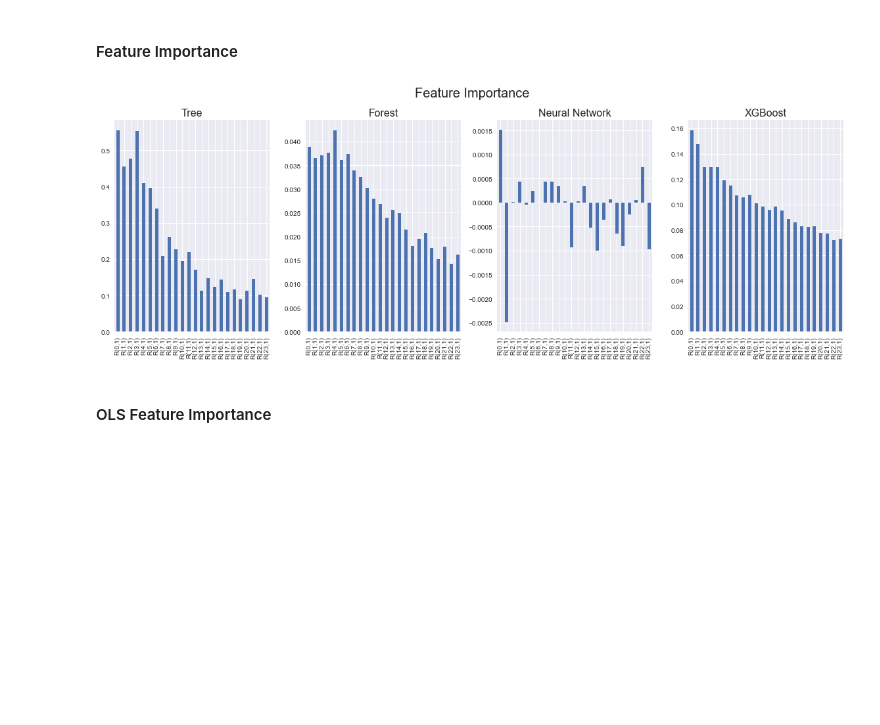
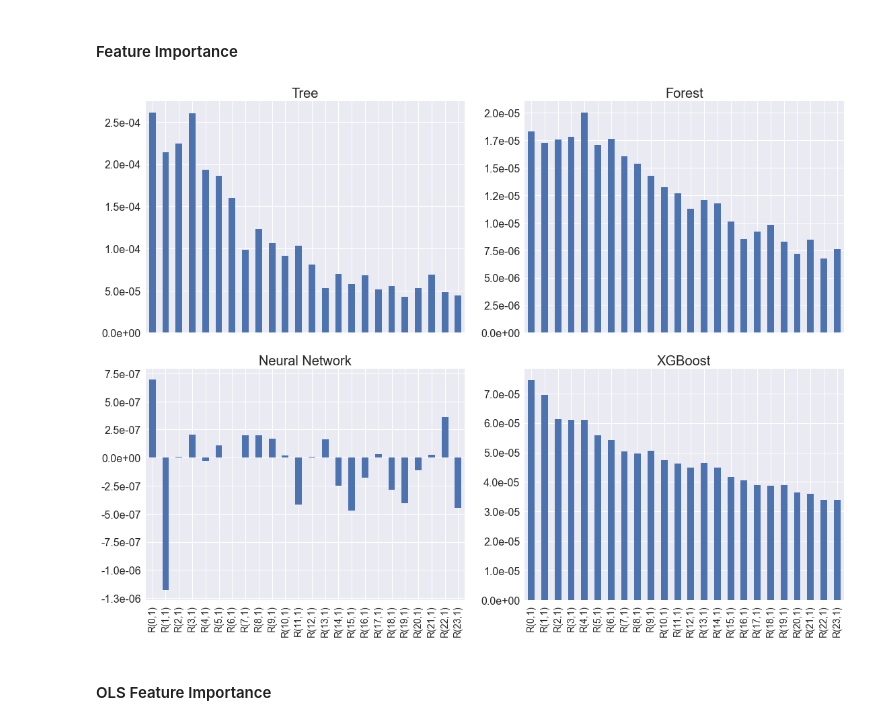
Before and after one commit to santoromano/Corporate-Bond-Factors, a Jupyter notebook: empirics.ipynb, the cells around one changed output. Drawn from its saved outputs; the diff is of its cells as text; code cells hidden in the pictures; blank space fills up the shorter version.

```diff
--- a/empirics.ipynb
+++ b/empirics.ipynb
@@ -556,7 +566,7 @@ def feature_importance(model):
     '''
     Function to create feature importance dataframe for every model.
     '''
-    importance = permutation_importance(model, X, Y, scoring='r2', random_state=1)
+    importance = permutation_importance(model, X, Y, scoring='neg_mean_squared_error', random_state=1)
 
     return pd.DataFrame(importance['importances_mean'], index=X.columns, columns=['Feature Importance'])
 # %%
@@ -572,33 +582,42 @@ model_xgboost = xgboost(n_estimators=150, max_depth=15, subsample=0.65, random_s
 importances = pd.concat([feature_importance(model_tree), feature_importance(model_forest),
                         feature_importance(model_nn), feature_importance(model_xgboost)], axis=1)
 importances.columns = ['Tree', 'Forest', 'Neural Network', 'XGBoost']
-# %%
-fig, ax = plt.subplots(1, 4, figsize=(16,6))
-
-fig.suptitle('Feature Importance', fontsize=20)
-
-ax1 = importances["Tree"].plot.bar(ax=ax[0])
-ax1.set_title('Tree', fontsize=16)
-ax1.set_xlabel("")
-
-ax2 = importances["Forest"].plot.bar(ax=ax[1])
-ax2.set_title('Forest', fontsize=16)
-ax2.set_xlabel("")
-
-ax3 = importances["Neural Network"].plot.bar(ax=ax[2])
-ax3.set_title('Neural Network', fontsize=16)
-ax3.set_xlabel("")
-
-ax4 = importances["XGBoost"].plot.bar(ax=ax[3])
-ax4.set_title('XGBoost', fontsize=16)
-ax4.set_xlabel("")
-
-fig.tight_layout()
-plt.show()
-
-# plt.savefig('Feature Importance.jpg')
-# %% [output]
-[figure, removed]
+# %%
+matplotlib.rc('xtick', labelsize=14)
+matplotlib.rc('ytick', labelsize=16)
+
+fig, ax = plt.subplots(2, 2, figsize=(16,12), sharex=True)
+ax = ax.ravel()
+# fig.suptitle('Feature Importance', fontsize=24)
+
+ax1 = importances["Tree"].plot.bar(ax=ax[0])
+ax1.set_title('Tree', fontsize=20)
+ax1.set_xlabel("")
+y_labels = ax1.get_yticks()
+ax1.set_yticklabels(['{:.1e}'.format(x) for x in y_labels])
+
+ax2 = importances["Forest"].plot.bar(ax=ax[1])
+ax2.set_title('Forest', fontsize=20)
+ax2.set_xlabel("")
+y_labels = ax2.get_yticks()
+ax2.set_yticklabels(['{:.1e}'.format(x) for x in y_labels])
+
+ax3 = importances["Neural Network"].plot.bar(ax=ax[2])
+ax3.set_title('Neural Network', fontsize=20)
+ax3.set_xlabel("")
+y_labels = ax3.get_yticks()
+ax3.set_yticklabels(['{:.1e}'.format(x) for x in y_labels])
+
+ax4 = importances["XGBoost"].plot.bar(ax=ax[3])
+ax4.set_title('XGBoost', fontsize=20)
+ax4.set_xlabel("")
+y_labels = ax4.get_yticks()
+ax4.set_yticklabels(['{:.1e}'.format(x) for x in y_labels])
+
+fig.tight_layout()
+# plt.savefig('Feature Importance.jpg')
+# %% [output]
+[figure, added]
 # %% [markdown]
 #### OLS Feature Importance
 # %%
```
Also changed, not shown: parts of 10 cells of this notebook.
